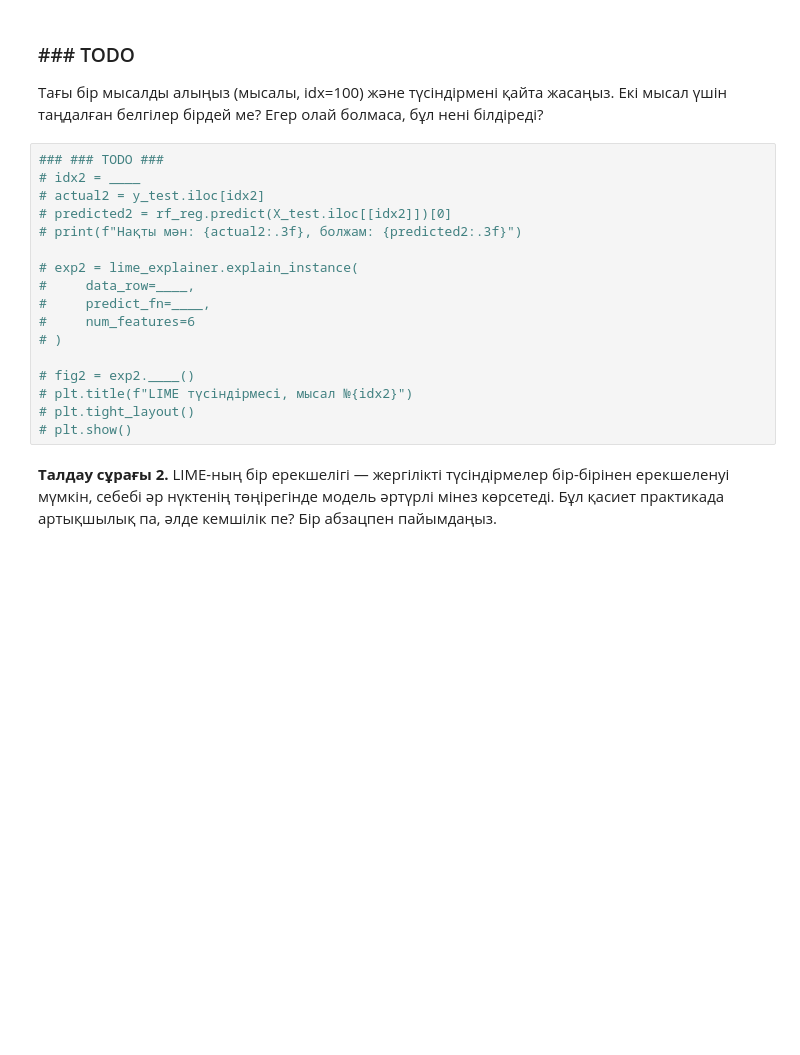
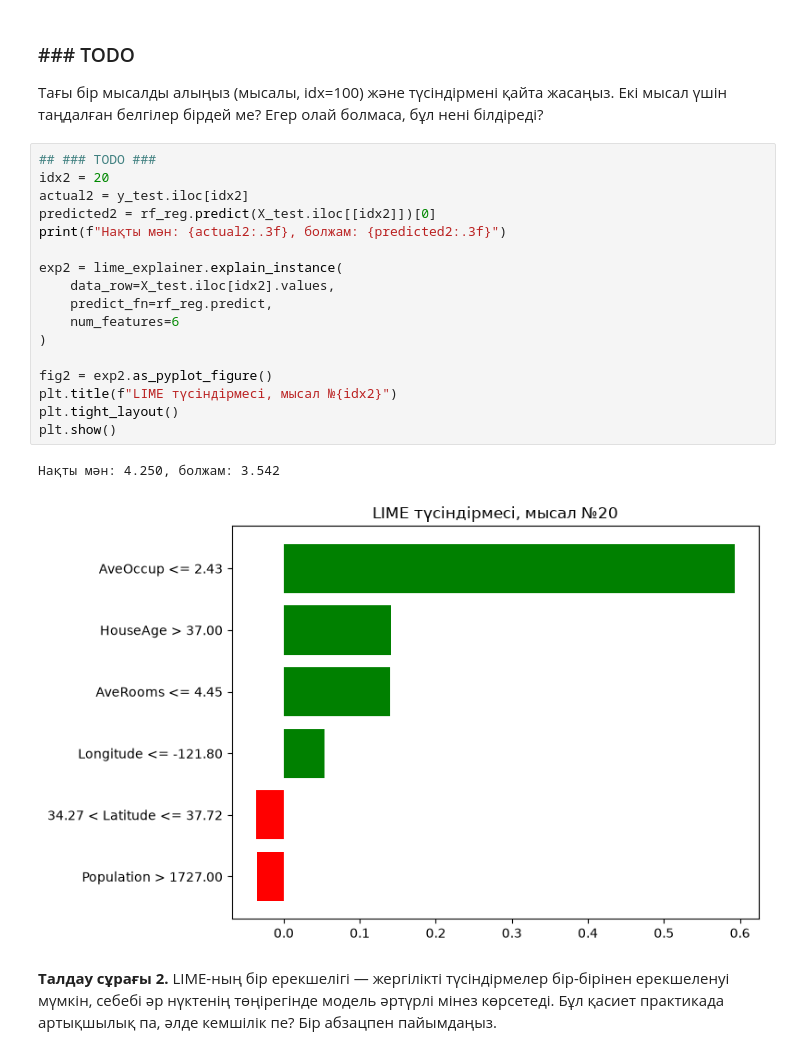
Before and after one commit to beksultann-GQ/Bexs_work, a Jupyter notebook: 03_lime_pdp.ipynb, the cells around one changed output. Drawn from its saved outputs; the diff is of its cells as text; blank space fills up the shorter version.

```diff
--- a/03_lime_pdp.ipynb
+++ b/03_lime_pdp.ipynb
@@ -157,22 +207,25 @@ plt.show()
 
 Тағы бір мысалды алыңыз (мысалы, idx=100) және түсіндірмені қайта жасаңыз. Екі мысал үшін таңдалған белгілер бірдей ме? Егер олай болмаса, бұл нені білдіреді?
 # %%
-### ### TODO ###
-# idx2 = ____
-# actual2 = y_test.iloc[idx2]
-# predicted2 = rf_reg.predict(X_test.iloc[[idx2]])[0]
-# print(f"Нақты мән: {actual2:.3f}, болжам: {predicted2:.3f}")
+## ### TODO ###
+idx2 = 20
+actual2 = y_test.iloc[idx2]
+predicted2 = rf_reg.predict(X_test.iloc[[idx2]])[0]
+print(f"Нақты мән: {actual2:.3f}, болжам: {predicted2:.3f}")
 
-# exp2 = lime_explainer.explain_instance(
-#     data_row=____,
-#     predict_fn=____,
-#     num_features=6
-# )
+exp2 = lime_explainer.explain_instance(
+    data_row=X_test.iloc[idx2].values,
+    predict_fn=rf_reg.predict,
+    num_features=6
+)
 
-# fig2 = exp2.____()
-# plt.title(f"LIME түсіндірмесі, мысал №{idx2}")
-# plt.tight_layout()
-# plt.show()
+fig2 = exp2.as_pyplot_figure()
+plt.title(f"LIME түсіндірмесі, мысал №{idx2}")
+plt.tight_layout()
+plt.show()
+# %% [output]
+Нақты мән: 4.250, болжам: 3.542
+[figure, added]
 # %% [markdown]
 **Талдау сұрағы 2.** LIME-ның бір ерекшелігі — жергілікті түсіндірмелер бір-бірінен ерекшеленуі мүмкін, себебі әр нүктенің төңірегінде модель әртүрлі мінез көрсетеді. Бұл қасиет практикада артықшылық па, әлде кемшілік пе? Бір абзацпен пайымдаңыз.
 # %% [markdown]
```
Also changed, not shown: parts of 12 cells of this notebook.
